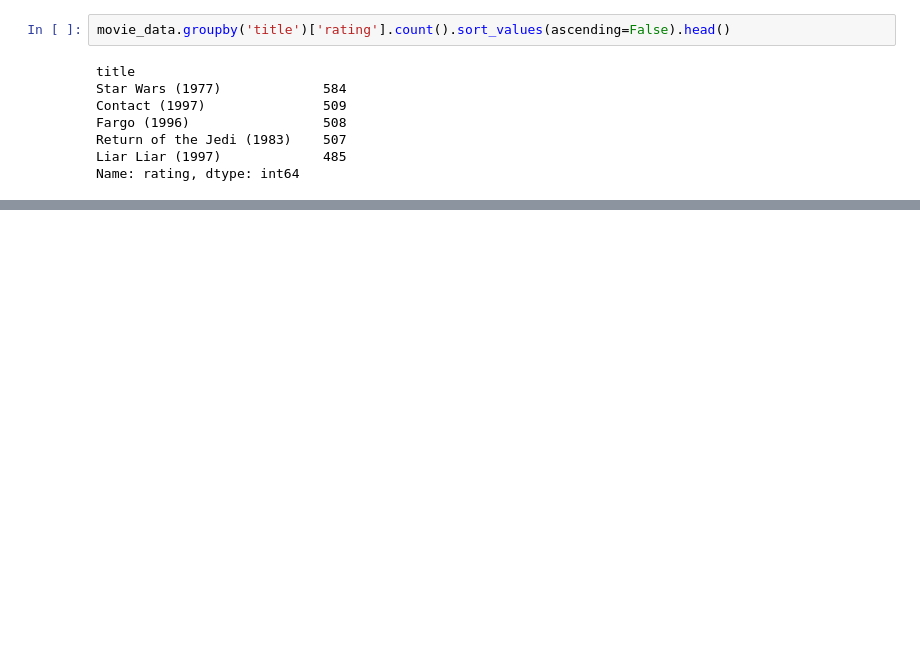
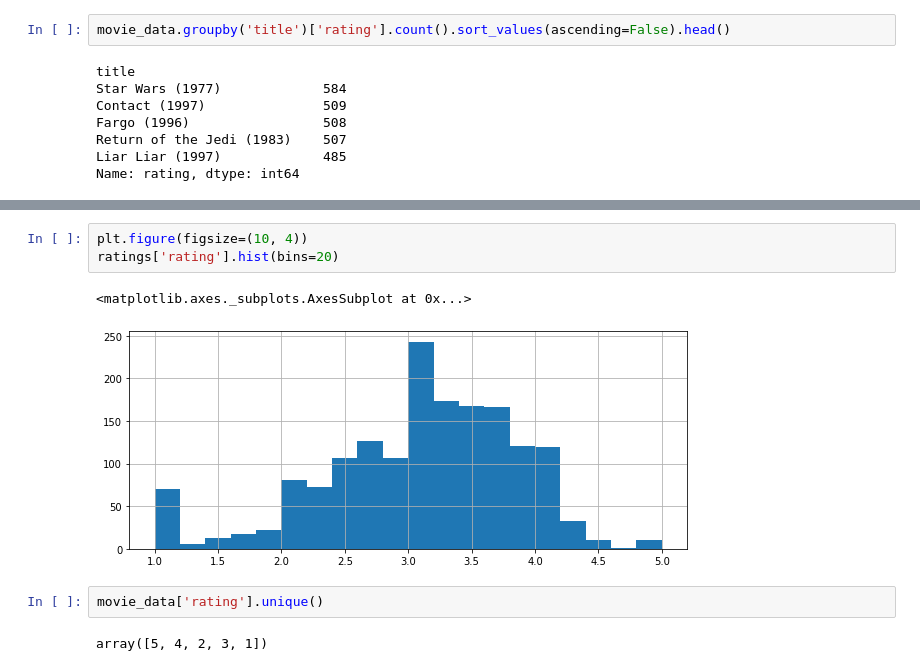
Before and after one commit to vannads/python-demos, a Jupyter notebook: 30days-of-code/python/D21/iPrep_D08_0512.ipynb, the cells around one changed output, grey strips where cells are left out. Cells and saved outputs as stored; diff of their text form; blank space fills up the shorter version.

```diff
--- a/30days-of-code/python/D21/iPrep_D08_0512.ipynb
+++ b/30days-of-code/python/D21/iPrep_D08_0512.ipynb
@@ -81,0 +110,10 @@ Name: rating, dtype: int64
+# %%
+plt.figure(figsize=(10, 4))
+ratings['rating'].hist(bins=20)
+# %% [output]
+<matplotlib.axes._subplots.AxesSubplot at 0x...>
+[figure, added]
+# %%
+movie_data['rating'].unique()
+# %% [output]
+array([5, 4, 2, 3, 1])
```
Also changed, not shown: parts of 26 cells of this notebook.
